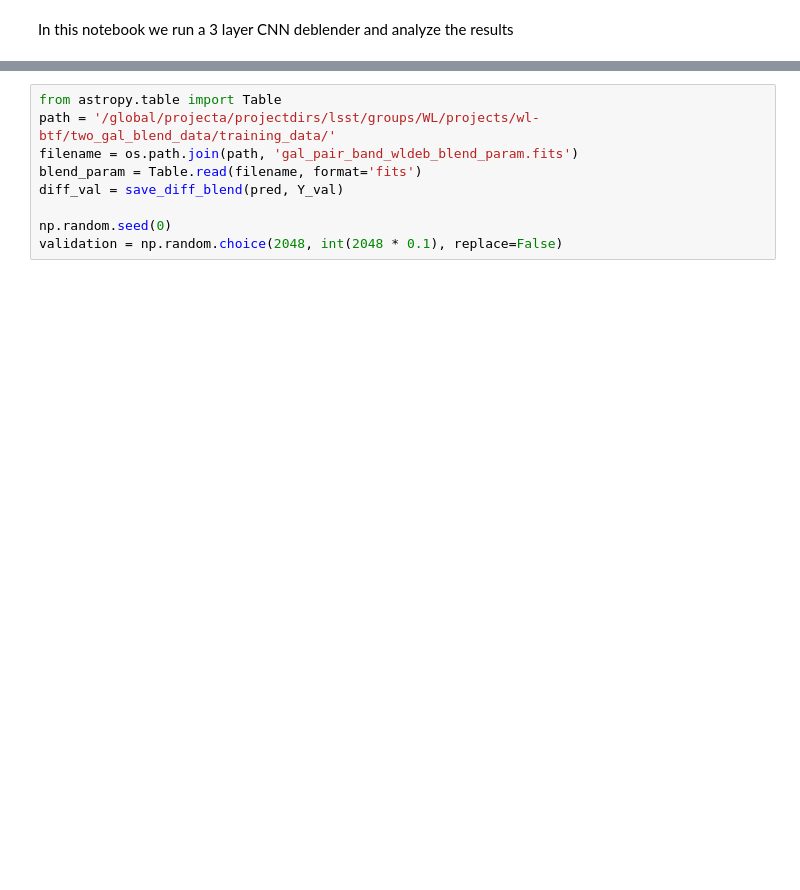
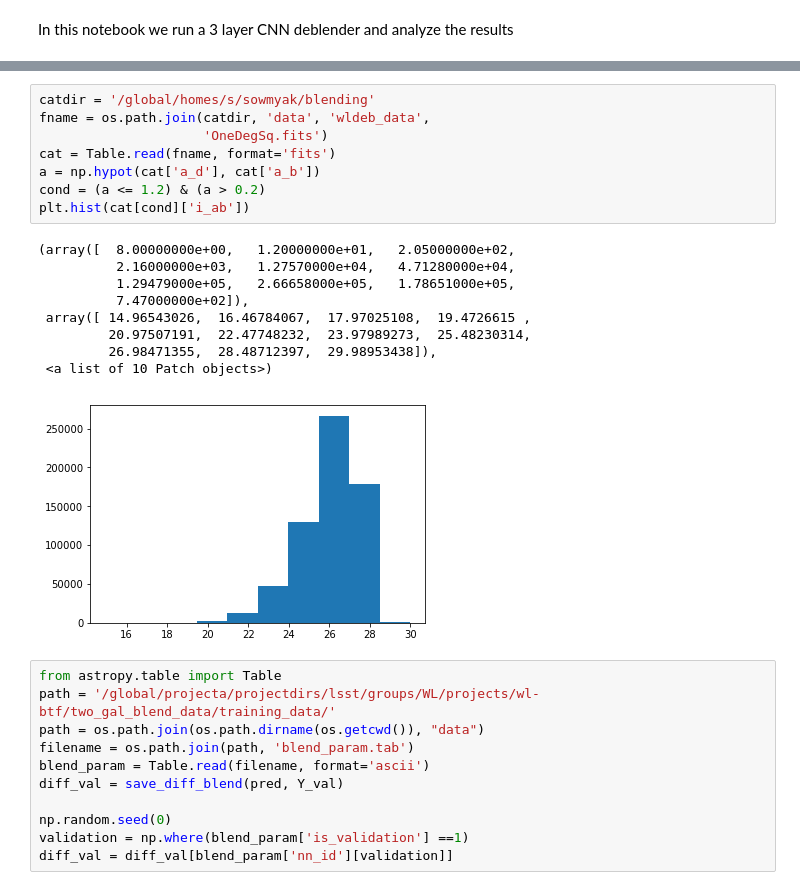
Before and after one commit to sowmyakth/NN_blend, a Jupyter notebook: notebooks/multilayer_cnn.ipynb, the cells around one changed output, grey strips where cells are left out. Drawn from its saved outputs; the diff is of its cells as text; blank space fills up the shorter version.

```diff
--- a/notebooks/multilayer_cnn.ipynb
+++ b/notebooks/multilayer_cnn.ipynb
@@ -115,9 +159,29 @@ plot_preds(pred, X_val, Y_val)
+# %%
+catdir = '/global/homes/s/sowmyak/blending'
+fname = os.path.join(catdir, 'data', 'wldeb_data',
+                     'OneDegSq.fits')
+cat = Table.read(fname, format='fits')
+a = np.hypot(cat['a_d'], cat['a_b'])
+cond = (a <= 1.2) & (a > 0.2)
+plt.hist(cat[cond]['i_ab'])
+# %% [output]
+(array([  8.00000000e+00,   1.20000000e+01,   2.05000000e+02,
+          2.16000000e+03,   1.27570000e+04,   4.71280000e+04,
+          1.29479000e+05,   2.66658000e+05,   1.78651000e+05,
+          7.47000000e+02]),
+ array([ 14.96543026,  16.46784067,  17.97025108,  19.4726615 ,
+         20.97507191,  22.47748232,  23.97989273,  25.48230314,
+         26.98471355,  28.48712397,  29.98953438]),
+ <a list of 10 Patch objects>)
+[figure, added]
 # %%
 from astropy.table import Table
 path = '/global/projecta/projectdirs/lsst/groups/WL/projects/wl-btf/two_gal_blend_data/training_data/'
-filename = os.path.join(path, 'gal_pair_band_wldeb_blend_param.fits')
-blend_param = Table.read(filename, format='fits')
+path = os.path.join(os.path.dirname(os.getcwd()), "data")
+filename = os.path.join(path, 'blend_param.tab')
+blend_param = Table.read(filename, format='ascii')
 diff_val = save_diff_blend(pred, Y_val)
 
 np.random.seed(0)
-validation = np.random.choice(2048, int(2048 * 0.1), replace=False)
+validation = np.where(blend_param['is_validation'] ==1)
+diff_val = diff_val[blend_param['nn_id'][validation]]
```
Also changed, not shown: parts of 11 cells of this notebook, 4 other files.
